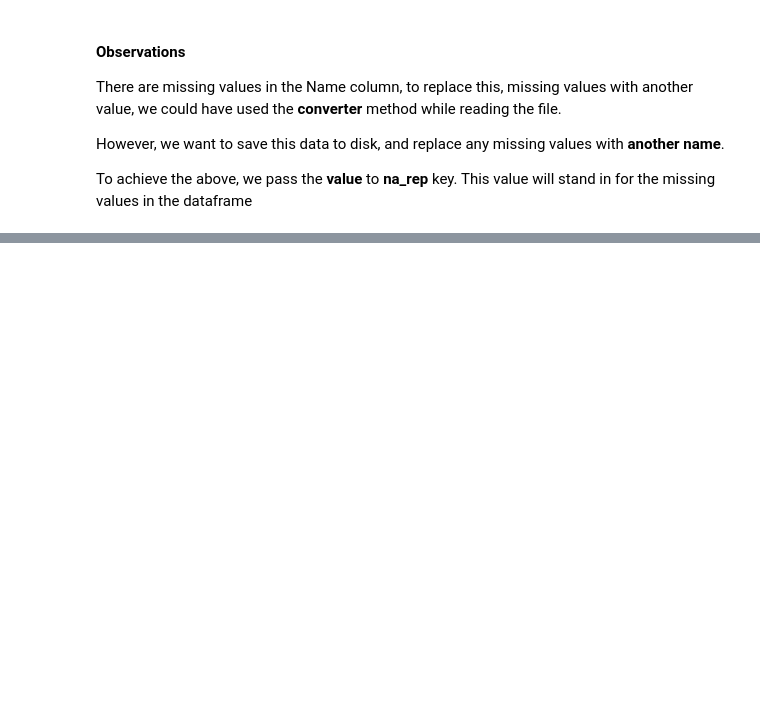
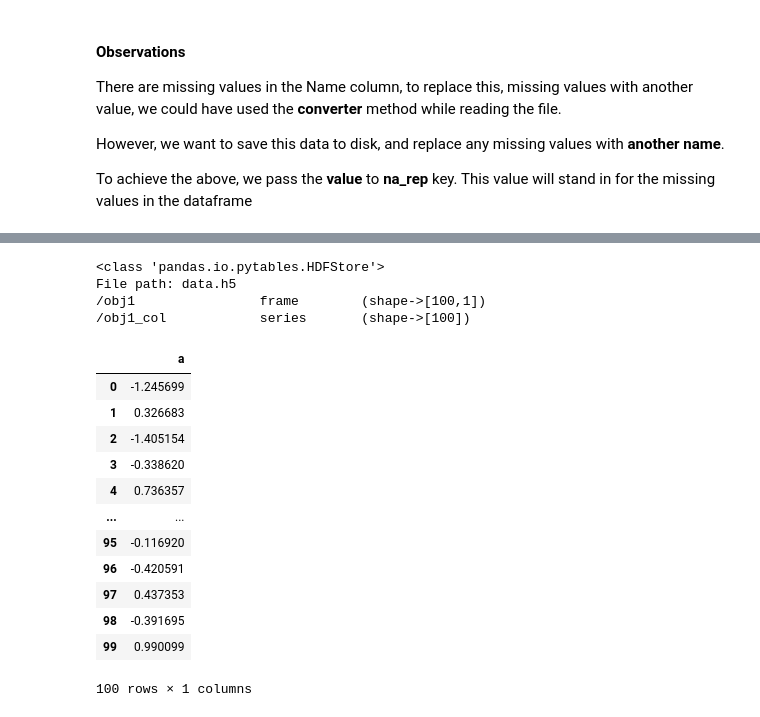
Before and after one commit to morayo0x/data_analysis, a Jupyter notebook: lib/pandas.ipynb, the cells around one changed output, grey strips where cells are left out. Saved outputs shown, nothing was run; the diff lists cells and outputs as text; code cells hidden in the pictures; blank space fills up the shorter version.

Commit message:
hdf5 storage format, and schema: fixed, table

```diff
--- a/lib/pandas.ipynb
+++ b/lib/pandas.ipynb
@@ -1109,0 +1126,39 @@ Subclasses:
+# %%
+# store a dataframe in HDF5 format
+
+# create the dataframe
+df = pd.DataFrame({'a': np.random.randn(100)})
+
+# store as hdf
+store = pd.HDFStore('data.h5')
+# %%
+# store the dataframe
+
+store['obj1'] = df
+# %%
+store['obj1_col'] = df['a']
+# %%
+print(store.info())
+# %% [output]
+<class 'pandas.io.pytables.HDFStore'>
+File path: data.h5
+/obj1                frame        (shape->[100,1])
+/obj1_col            series       (shape->[100])
+# %%
+# retrieve the df
+
+store['obj1']
+# %% [output]
+|  | a |
+| 0 | -1.245699 |
+| 1 | 0.326683 |
+| 2 | -1.405154 |
+| 3 | -0.338620 |
+| 4 | 0.736357 |
+| ... | ... |
+| 95 | -0.116920 |
+| 96 | -0.420591 |
+| 97 | 0.437353 |
+| 98 | -0.391695 |
+| 99 | 0.990099 |
+100 rows × 1 columns
```
Also changed, not shown: parts of 15 cells of this notebook, 3 other files.
